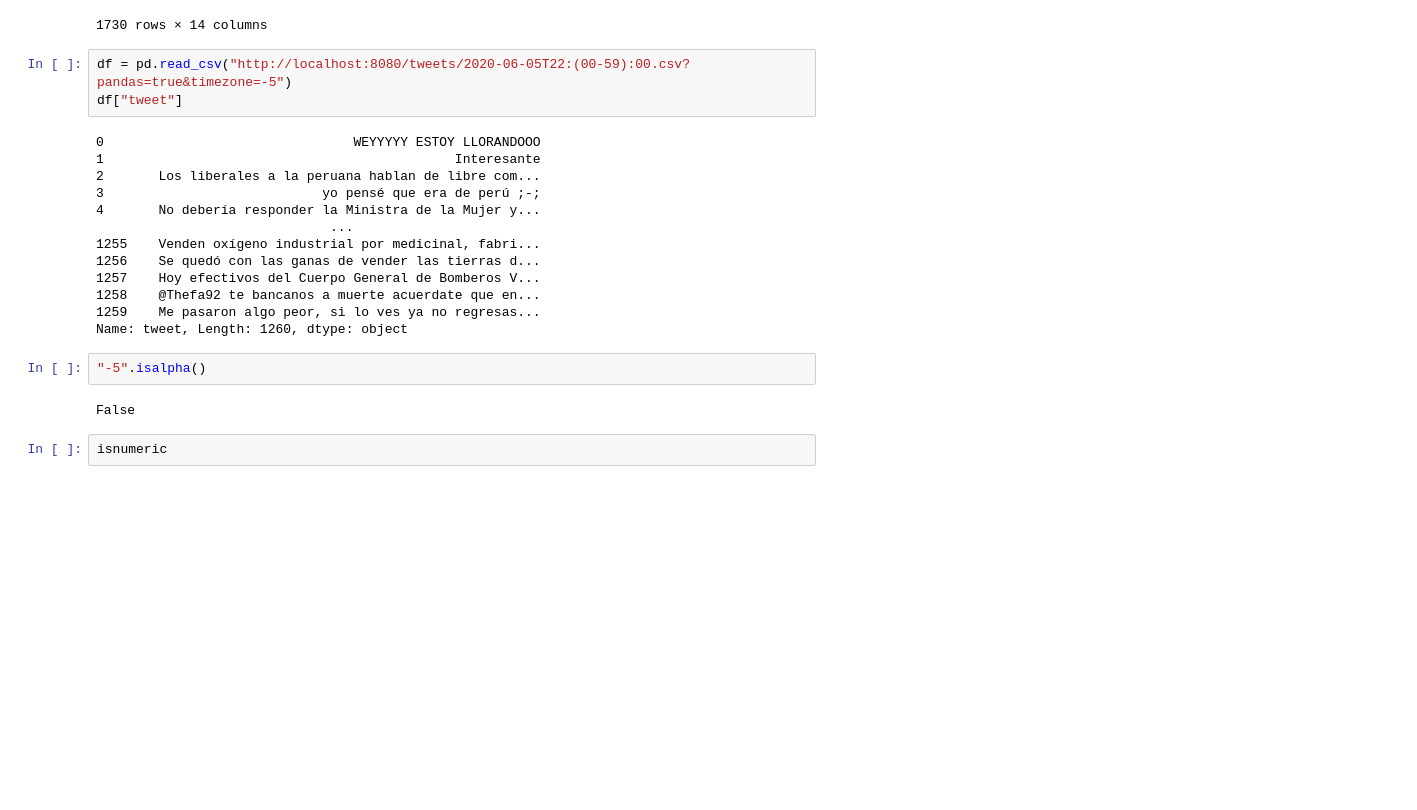
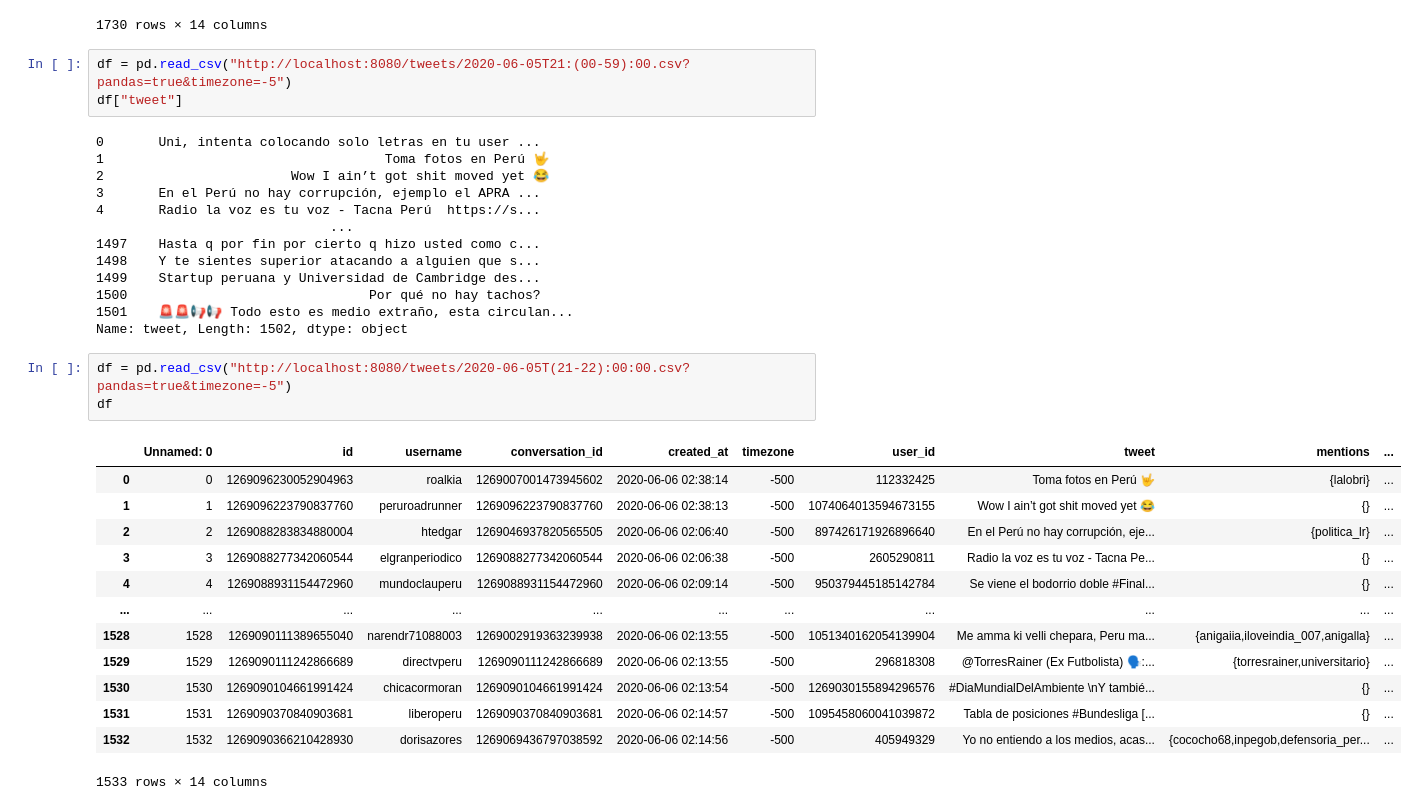
Before and after one commit to minskylab/signals, a Jupyter notebook: Untitled.ipynb, the cells around one changed output. Saved outputs shown, nothing was run; the diff lists cells and outputs as text; blank space fills up the shorter version.

```diff
--- a/Untitled.ipynb
+++ b/Untitled.ipynb
@@ -83,24 +83,35 @@ pd.read_csv("http://localhost:8080/tweets/2020-06-(01-02)T00:00:00.csv")
 | 1729 | 1729 | 1268739840788611073 | blcklcarus | 1268739840788611073 | 2020-06-05 03:02:04 | -500 | 1267283174616371202 | vai amor bate e não paraaaaa com ... | {} | ... |
 1730 rows × 14 columns
 # %%
-df = pd.read_csv("http://localhost:8080/tweets/2020-06-05T22:(00-59):00.csv?pandas=true&timezone=-5")
+df = pd.read_csv("http://localhost:8080/tweets/2020-06-05T21:(00-59):00.csv?pandas=true&timezone=-5")
 df["tweet"]
 # %% [output]
-0                                WEYYYYY ESTOY LLORANDOOO
-1                                             Interesante
-2       Los liberales a la peruana hablan de libre com...
-3                            yo pensé que era de perú ;-;
-4       No debería responder la Ministra de la Mujer y...
+0       Uni, intenta colocando solo letras en tu user ...
+1                                    Toma fotos en Perú 🤟
+2                        Wow I ain’t got shit moved yet 😂
+3       En el Perú no hay corrupción, ejemplo el APRA ...
+4       Radio la voz es tu voz - Tacna Perú  https://s...
                               ...
-1255    Venden oxígeno industrial por medicinal, fabri...
-1256    Se quedó con las ganas de vender las tierras d...
-1257    Hoy efectivos del Cuerpo General de Bomberos V...
-1258    @Thefa92 te bancanos a muerte acuerdate que en...
-1259    Me pasaron algo peor, si lo ves ya no regresas...
-Name: tweet, Length: 1260, dtype: object
+1497    Hasta q por fin por cierto q hizo usted como c...
+1498    Y te sientes superior atacando a alguien que s...
+1499    Startup peruana y Universidad de Cambridge des...
+1500                               Por qué no hay tachos?
+1501    🚨🚨📢📢 Todo esto es medio extraño, esta circulan...
+Name: tweet, Length: 1502, dtype: object
-# %%
-"-5".isalpha()
-# %% [output]
-False
-# %%
-isnumeric
+# %%
+df = pd.read_csv("http://localhost:8080/tweets/2020-06-05T(21-22):00:00.csv?pandas=true&timezone=-5")
+df
+# %% [output]
+|  | Unnamed: 0 | id | username | conversation_id | created_at | timezone | user_id | tweet | mentions | ... |
+| 0 | 0 | 1269096230052904963 | roalkia | 1269007001473945602 | 2020-06-06 02:38:14 | -500 | 112332425 | Toma fotos en Perú 🤟 | {lalobri} | ... |
+| 1 | 1 | 1269096223790837760 | peruroadrunner | 1269096223790837760 | 2020-06-06 02:38:13 | -500 | 1074064013594673155 | Wow I ain’t got shit moved yet 😂 | {} | ... |
+| 2 | 2 | 1269088283834880004 | htedgar | 1269046937820565505 | 2020-06-06 02:06:40 | -500 | 897426171926896640 | En el Perú no hay corrupción, eje... | {politica_lr} | ... |
+| 3 | 3 | 1269088277342060544 | elgranperiodico | 1269088277342060544 | 2020-06-06 02:06:38 | -500 | 2605290811 | Radio la voz es tu voz - Tacna Pe... | {} | ... |
+| 4 | 4 | 1269088931154472960 | mundoclauperu | 1269088931154472960 | 2020-06-06 02:09:14 | -500 | 950379445185142784 | Se viene el bodorrio doble #Final... | {} | ... |
+| ... | ... | ... | ... | ... | ... | ... | ... | ... | ... | ... |
+| 1528 | 1528 | 1269090111389655040 | narendr71088003 | 1269002919363239938 | 2020-06-06 02:13:55 | -500 | 1051340162054139904 | Me amma ki velli chepara, Peru ma... | {anigaiia,iloveindia_007,anigalla} | ... |
+| 1529 | 1529 | 1269090111242866689 | directvperu | 1269090111242866689 | 2020-06-06 02:13:55 | -500 | 296818308 | @TorresRainer (Ex Futbolista) 🗣️:... | {torresrainer,universitario} | ... |
+| 1530 | 1530 | 1269090104661991424 | chicacormoran | 1269090104661991424 | 2020-06-06 02:13:54 | -500 | 1269030155894296576 | #DiaMundialDelAmbiente \nY tambié... | {} | ... |
+| 1531 | 1531 | 1269090370840903681 | liberoperu | 1269090370840903681 | 2020-06-06 02:14:57 | -500 | 1095458060041039872 | Tabla de posiciones #Bundesliga [... | {} | ... |
+| 1532 | 1532 | 1269090366210428930 | dorisazores | 1269069436797038592 | 2020-06-06 02:14:56 | -500 | 405949329 | Yo no entiendo a los medios, acas... | {cococho68,inpegob,defensoria_per... | ... |
+1533 rows × 14 columns
```
Also changed, not shown: parts of 3 cells of this notebook, 2 other files.
